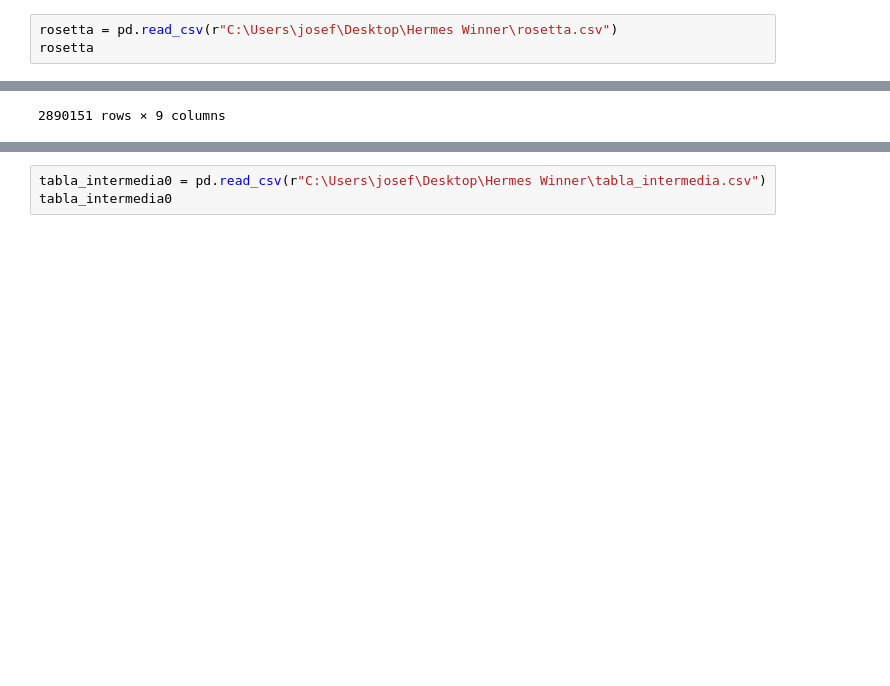
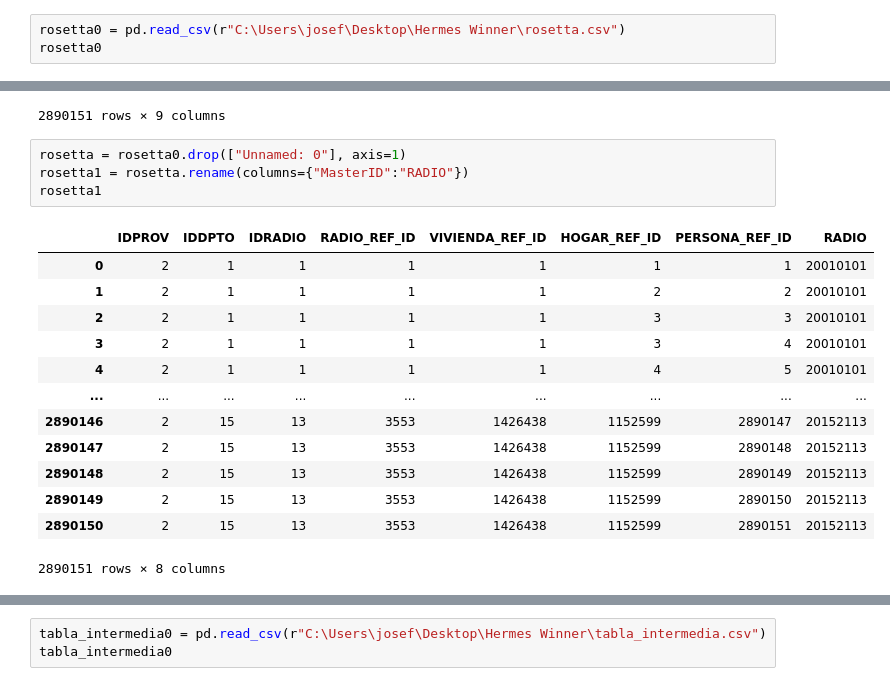
Before and after one commit to JocMB/MET4OP---Trabajo-Final, a Jupyter notebook: todo_para_variables.ipynb, the cells around one changed output, grey strips where cells are left out. Cells and saved outputs as stored; diff of their text form; blank space fills up the shorter version.

```diff
--- a/todo_para_variables.ipynb
+++ b/todo_para_variables.ipynb
@@ -1,8 +1,8 @@
 # %%
 import pandas as pd, matplotlib.pyplot as plt, geopandas as gpd, contextily as ctx, numpy as np
 # %%
-rosetta = pd.read_csv(r"C:\Users\josef\Desktop\Hermes Winner\rosetta.csv")
-rosetta
+rosetta0 = pd.read_csv(r"C:\Users\josef\Desktop\Hermes Winner\rosetta.csv")
+rosetta0
 # %% [output]
 |  | Unnamed: 0 | IDPROV | IDDPTO | IDRADIO | RADIO_REF_ID | VIVIENDA_REF_ID | HOGAR_REF_ID | PERSONA_REF_ID | ... |
 | 0 | 0 | 2 | 1 | 1 | 1 | 1 | 1 | 1 | ... |
@@ -17,4 +17,22 @@ rosetta
 | 2890149 | 2890149 | 2 | 15 | 13 | 3553 | 1426438 | 1152599 | 2890150 | ... |
 | 2890150 | 2890150 | 2 | 15 | 13 | 3553 | 1426438 | 1152599 | 2890151 | ... |
 2890151 rows × 9 columns
+# %%
+rosetta = rosetta0.drop(["Unnamed: 0"], axis=1)
+rosetta1 = rosetta.rename(columns={"MasterID":"RADIO"})
+rosetta1
+# %% [output]
+|  | IDPROV | IDDPTO | IDRADIO | RADIO_REF_ID | VIVIENDA_REF_ID | HOGAR_REF_ID | PERSONA_REF_ID | RADIO |
+| 0 | 2 | 1 | 1 | 1 | 1 | 1 | 1 | 20010101 |
+| 1 | 2 | 1 | 1 | 1 | 1 | 2 | 2 | 20010101 |
+| 2 | 2 | 1 | 1 | 1 | 1 | 3 | 3 | 20010101 |
+| 3 | 2 | 1 | 1 | 1 | 1 | 3 | 4 | 20010101 |
+| 4 | 2 | 1 | 1 | 1 | 1 | 4 | 5 | 20010101 |
+| ... | ... | ... | ... | ... | ... | ... | ... | ... |
+| 2890146 | 2 | 15 | 13 | 3553 | 1426438 | 1152599 | 2890147 | 20152113 |
+| 2890147 | 2 | 15 | 13 | 3553 | 1426438 | 1152599 | 2890148 | 20152113 |
+| 2890148 | 2 | 15 | 13 | 3553 | 1426438 | 1152599 | 2890149 | 20152113 |
+| 2890149 | 2 | 15 | 13 | 3553 | 1426438 | 1152599 | 2890150 | 20152113 |
+| 2890150 | 2 | 15 | 13 | 3553 | 1426438 | 1152599 | 2890151 | 20152113 |
+2890151 rows × 8 columns
 # %%
```
Also changed, not shown: parts of 9 cells of this notebook.
